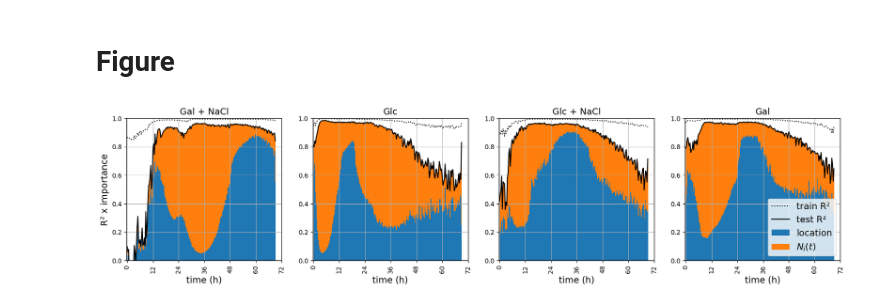
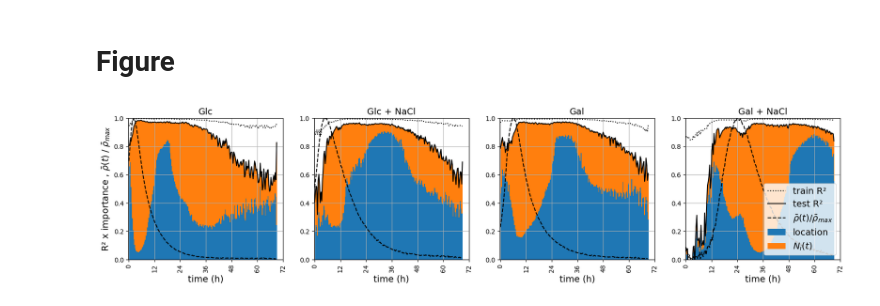
Before and after one commit to fborse/spatial-growth, a Jupyter notebook: figure-2a.ipynb, the cells around one changed output. Cells and saved outputs as stored; diff of their text form; code cells hidden in the pictures.

Commit message:
Fixes for second round of revisions
Modified the order of the plates on the figures, among other things

```diff
--- a/figure-2a.ipynb
+++ b/figure-2a.ipynb
@@ -31,6 +31,8 @@ factors = pd.read_csv("factors/original-nt.csv")
 rho = factors[
     [ f"rho({t})" for t in points ]
 ].values.reshape((n_plates, n_rows, n_columns, n_points))
+# %%
+_rho = rho[..., :-1].reshape((n_plates, -1, n_points-1)).mean(axis = 1)
 # %% [markdown]
 ## Train/Test data
 # %% [markdown]
@@ -66,32 +68,35 @@ for p, t in product(plates, points):
 # Figure
 # %%
 fig, axes = plt.subplots(ncols = n_plates, figsize = (20, 4))
+indexes = (1, 2, 3, 0)
+names = ("Glc", "Glc + NaCl", "Gal", "Gal + NaCl")
 
-envs = ["Gal + NaCl", "Glc", "Glc + NaCl", "Gal"]
-for p, ax in enumerate(axes):
+for p, env, ax in zip(indexes, names, axes):
     ax.plot(train_scores[p], color = "black", linestyle = ":", label = "train R²")
     ax.plot(test_scores[p], color = "black", label = "test R²")
+
+    ax.plot(_rho[p] / _rho[p].max(), color = "black", linestyle = "--", label = r"$\bar\rho(t) / \bar\rho_{max}$")
 
     (
         test_scores[p] * importances.loc[p, ["position", "N(t)"]].T
     ).T.plot.bar(
         stacked = True,
         width = 1,
         ax = ax,
         legend = False
     )
 
     ax.set_xlabel("time (h)", fontsize = fontsize)
     ax.set_xticks([0, 36, 72, 108, 144, 180, 216], labels = [0, 12, 24, 36, 48, 60, 72])
-    ax.set_title(envs[p], fontsize = fontsize)
+    ax.set_title(env, fontsize = fontsize)
     ax.set_ylim(0, 1)
     ax.grid()
 l = axes[3].legend(loc = "lower right",fontsize = fontsize)
-l.get_texts()[2].set_text("location")
-l.get_texts()[3].set_text(r"$N_i(t)$")
-axes[0].set_ylabel("R² x importance", fontsize = fontsize)
+l.get_texts()[3].set_text("location")
+l.get_texts()[4].set_text(r"$N_i(t)$")
+axes[0].set_ylabel(r"R² x importance , $\bar\rho(t) \;/\; \bar\rho_{max}$", fontsize = fontsize)
 
 fig.savefig("plots/figure-2/position-Nt.png", bbox_inches = "tight")
 fig.savefig("plots/figure-2/position-Nt.pdf", bbox_inches = "tight")
 # %% [output]
-[figure, old version]
+[figure, new version]
```
Also changed, not shown: 13 other files.
